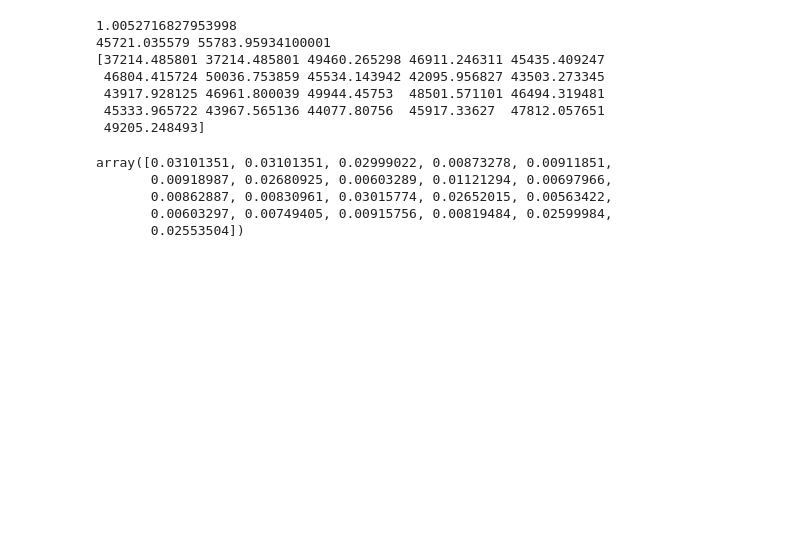
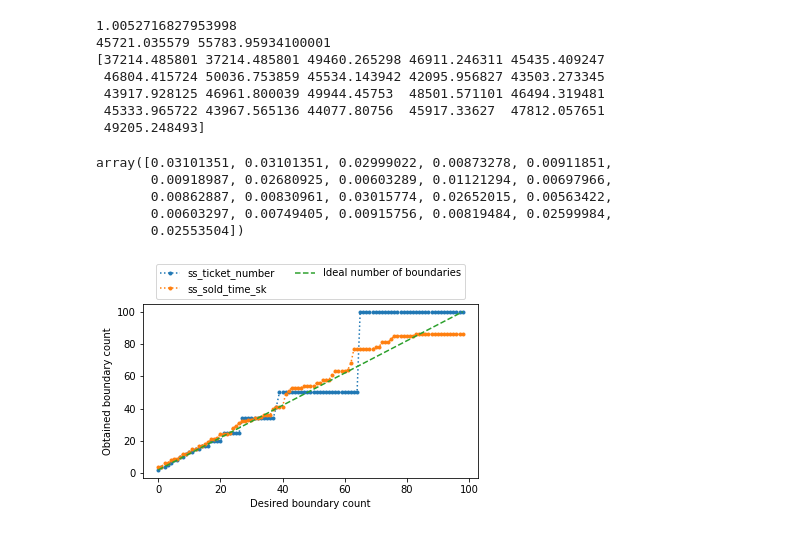
Before and after one commit to aloeser/clustering_model, a Jupyter notebook: Visualizations.ipynb, the cells around one changed output. Drawn from its saved outputs; the diff is of its cells as text; code cells hidden in the pictures; blank space fills up the shorter version.

Commit message:
more visualization stuff

```diff
--- a/Visualizations.ipynb
+++ b/Visualizations.ipynb
@@ -639,0 +579,50 @@ plt.savefig('graph2_with_umbra.pdf', bbox_inches='tight')
+# %%
+BENCHMARK = "tpcds"
+
+fig, ax = plt.subplots()
+
+
+column_to_counts = {}
+if BENCHMARK == "tpch":
+    column_to_counts['l_shipdate'] = np.array([3,4,5,6,6,7,8,9,10,11,12,14,14,16,16,17,20,20,20,21,24,24,24,24,24,26,32,32,32,32,32,32,32,32,32,34,36,47,48,48,48,48,48,48,48,48,48,48,48,48,48,48,48,48,48,48,48,48,49,49,58,59,61,94,94,94,94,94,94,94,94,94,94,95,96,96,96,96,96,96,96,96,96,96,96,96,96,96,96,96,96,96,96,96,96,96,96,96,96,])
+    column_to_counts['l_orderkey'] = np.array([2,4,4,5,6,8,8,10,10,12,13,13,15,15,17,17,17,20,20,20,20,25,25,25,25,25,25,34,34,34,34,34,34,34,34,34,34,34,42,50,50,50,50,50,50,50,50,50,50,50,50,50,50,50,50,50,50,50,50,50,50,50,50,50,50,100,100,100,100,100,100,100,100,100,100,100,100,100,100,100,100,100,100,100,100,100,100,100,100,100,100,100,100,100,100,100,100,100,100,])
+elif BENCHMARK == "tpcds":
+    column_to_counts['ss_ticket_number'] = np.array([2,4,4,5,6,8,8,10,10,12,13,13,15,15,17,17,17,20,20,20,20,25,25,25,25,25,25,34,34,34,34,34,34,34,34,34,34,34,41,50,50,50,50,50,50,50,50,50,50,50,50,50,50,50,50,50,50,50,50,50,50,50,50,50,50,100,100,100,100,100,100,100,100,100,100,100,100,100,100,100,100,100,100,100,100,100,100,100,100,100,100,100,100,100,100,100,100,100,100,])
+    column_to_counts['ss_sold_time_sk'] = np.array([4,4,6,6,8,9,9,10,12,12,13,15,15,17,17,18,19,21,21,22,24,24,24,25,28,29,31,32,32,33,33,34,34,35,36,36,36,40,41,41,41,49,51,53,53,53,53,54,54,54,54,56,56,58,58,58,61,63,63,63,63,64,68,77,77,77,77,77,77,77,78,78,81,81,81,83,85,85,85,85,85,85,85,86,86,86,86,86,86,86,86,86,86,86,86,86,86,86,86,])
+else:
+    raise Exception("unknown benchmark")
+
+ideal_boundaries = np.arange(2,101)
+
+NORMALIZE = False
+if NORMALIZE:
+    tmp = {}
+    for column, counts in column_to_counts.items():
+        tmp[column] = counts / ideal_boundaries
+    column_to_counts = tmp
+
+    ideal_boundaries = ideal_boundaries / ideal_boundaries
+    ax.set_ylabel('Relative error')
+else:
+    ax.set_ylabel("Obtained boundary count")
+
+
+for column, counts in column_to_counts.items():
+    ax.plot(counts, label=column, linestyle='dotted', marker='.')
+ax.plot(ideal_boundaries, label='Ideal number of boundaries', linestyle='dashed')
+ax.set_xlabel('Desired boundary count')
+
+
+PAPER_MODE = True
+if PAPER_MODE:
+    box = ax.get_position()
+    ax.set_position([box.x0, box.y0, box.width, box.height * 0.8])
+    legend = ax.legend(loc="lower center", ncol=2, bbox_to_anchor=(0.5, 1))
+else:
+    legend = ax.legend(loc='center left', ncol=1, bbox_to_anchor=(1.0, 0.5))
+
+extension = '_normalized' if NORMALIZE else ''
+plt.savefig(f'/home/aloeser/Downloads/cluster_boundaries_counts_{BENCHMARK}{extension}.pdf', bbox_inches='tight', bbox_extra_artists=(legend,))
+plt.show()
+# %% [output]
+[figure, added]
```
Also changed, not shown: parts of 4 cells of this notebook, 1 other file.
